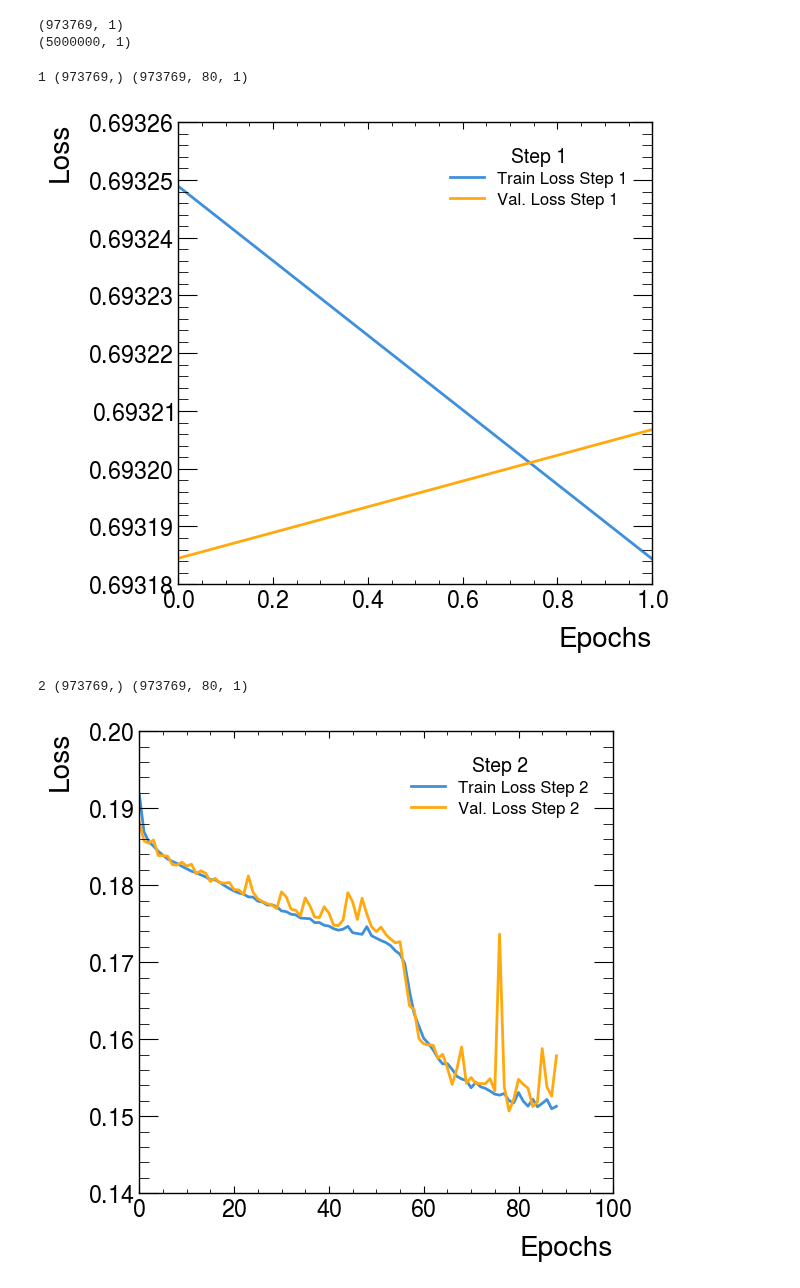
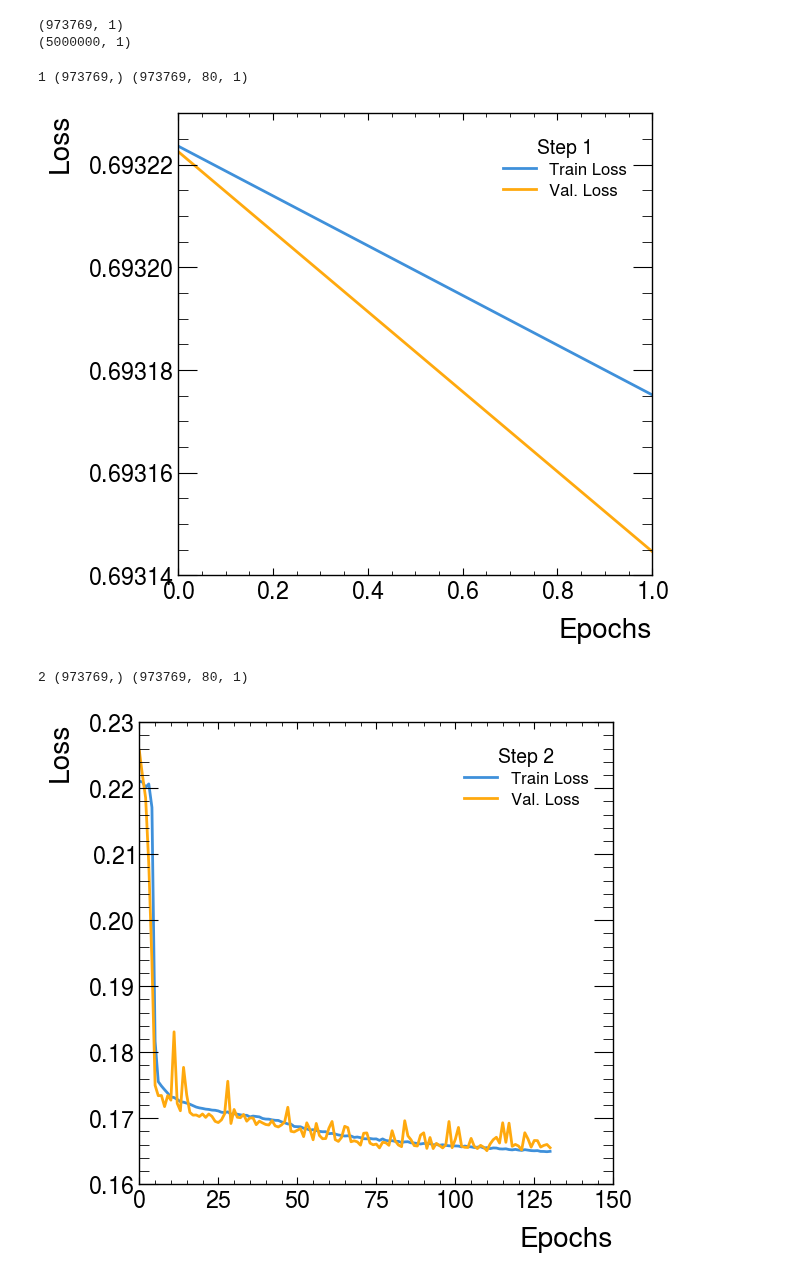
Before and after one commit to badeaa3/unfold-ee-logtau, a Jupyter notebook: ReweightMC/VisualizeReweightMC.ipynb, the cells around one changed output. Cells and saved outputs as stored; diff of their text form; code cells hidden in the pictures.

```diff
--- a/ReweightMC/VisualizeReweightMC.ipynb
+++ b/ReweightMC/VisualizeReweightMC.ipynb
@@ -44,6 +44,9 @@ print(new_mc.shape)
 # %% [output]
 (973769, 80, 3)
 (5000000, 80, 3)
+# %%
+aleph_mc = rmc.convert_PxPyPz_to_EtaPhiPmag(aleph_mc)
+new_mc = rmc.convert_PxPyPz_to_EtaPhiPmag(new_mc)
 # %%
 thrust_branches = ["Thrust"]
 
@@ -76,36 +79,38 @@ new_mc_thrust = np.log(1-new_mc_thrust).flatten()
 (973769, 1)
 (5000000, 1)
 # %%
-training_dir = "training-0eeee3d7/609ff241/model_weights_b22f1cf8" # "training-7fd8a490"
+# training_dir = "training-0eeee3d7/609ff241/model_weights_b22f1cf8" # pre gen cleaning training dir
+training_dir = "training-dcb1df64/38187555/model_weights_fe518abe/" # with gen cleaning
 reweight = {}
 
 for i in [1, 2]:
     inFileName = f"/pscratch/sd/b/badea/aleph/unfold-ee-logtau/ReweightMC/results/{training_dir}/Reweight_Step{i}.reweight.npy"
     temp = np.load(inFileName)
     reweight[f"Step{i}"] = temp
     temp = np.tile(temp[:, np.newaxis, np.newaxis], (1, aleph_mc.shape[1], 1))
     reweight[f"Step{i}_tile"] = temp
     print(i, reweight[f"Step{i}"].shape, reweight[f"Step{i}_tile"].shape)
 
     # plot the loss
     fig, ax = plt.subplots(figsize=(6, 6))
     ax.set_xlabel('Epochs')
     ax.set_ylabel('Loss')
     with open(inFileName.replace(".reweight.npy", ".pkl"), 'rb') as f:
         temp = pickle.load(f)
     train_loss = temp['loss']
     val_loss = temp['val_loss']
     epochs = list(range(0, len(train_loss)))
     ax.plot(epochs, train_loss, label=f'Train Loss')
     ax.plot(epochs, val_loss, label=f'Val. Loss')
 
     ax.legend(fontsize=12, ncol=1, loc="upper right", title=f"Step {i}")
+    fig.savefig(f"plots/loss_step{i}.pdf", bbox_inches='tight')
     plt.show()
 # %% [output]
 1 (973769,) (973769, 80, 1)
-[figure, old version]
+[figure, new version]
 2 (973769,) (973769, 80, 1)
-[figure, old version]
+[figure, new version]
 # %%
 conf = {
     "pmag" : {
```
Also changed, not shown: parts of 5 cells of this notebook, 2 other files.
